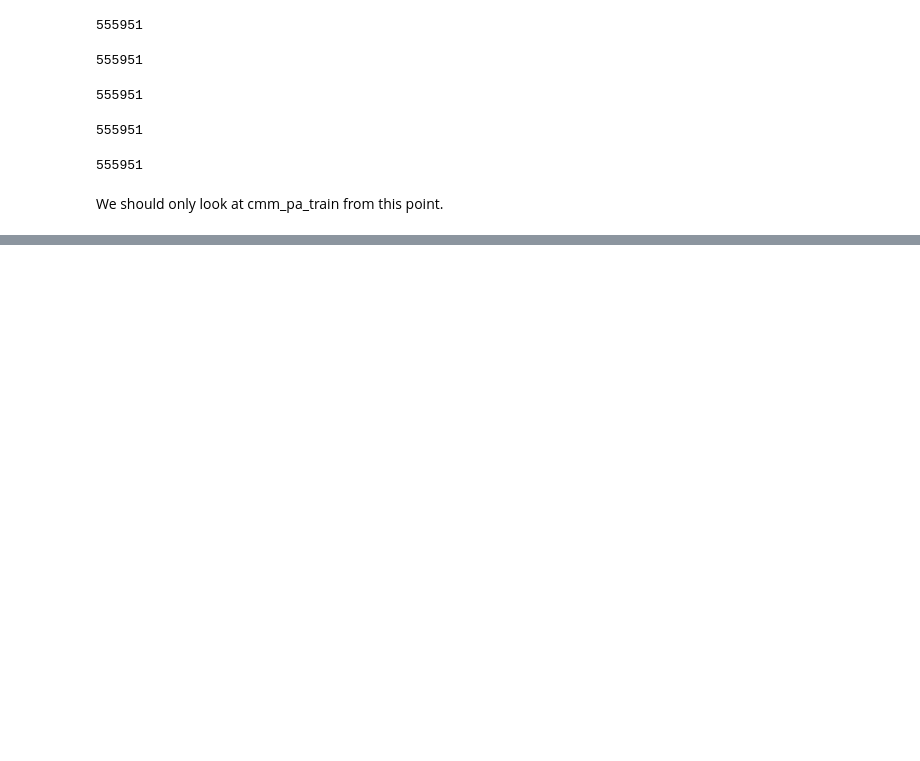
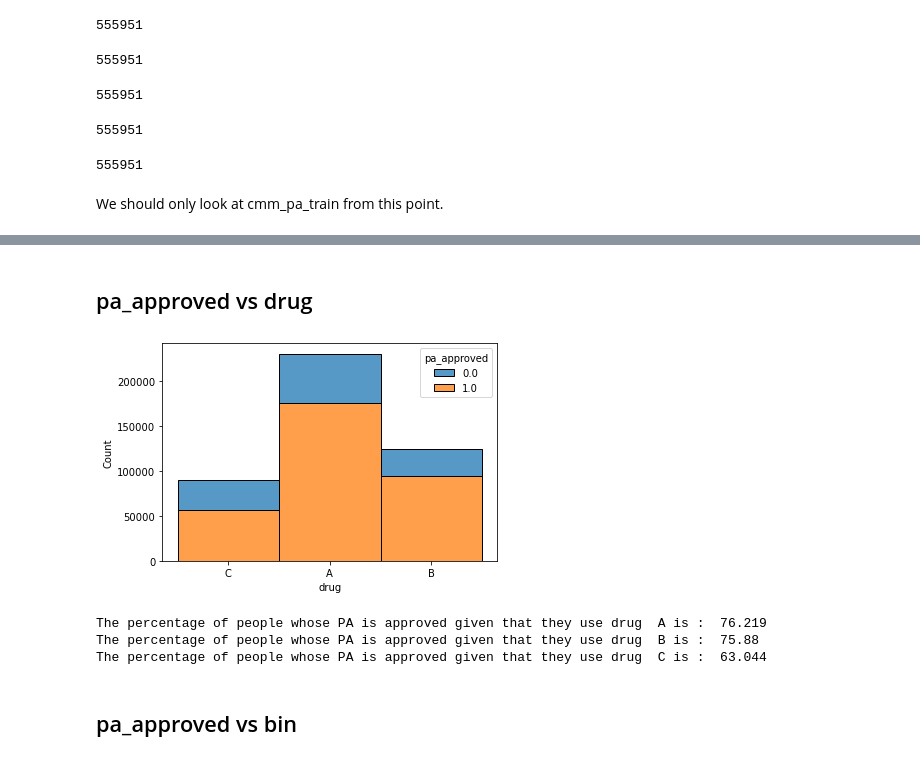
Before and after one commit to sanalsprasad/ErdosProject, a Jupyter notebook: Data_clearing.ipynb, the cells around one changed output, grey strips where cells are left out. Drawn from its saved outputs; the diff is of its cells as text; code cells hidden in the pictures; blank space fills up the shorter version.

```diff
--- a/Data_clearing.ipynb
+++ b/Data_clearing.ipynb
@@ -76,0 +129,19 @@ sns.__version__
+# %% [markdown]
+## pa_approved vs drug
+# %%
+plt.figure()
+sns.histplot(cmm_pa_train, x='drug', hue = 'pa_approved',multiple = 'stack')
+plt.show()
+# %% [output]
+[figure, added]
+# %%
+drugs = ['A', 'B' , 'C']
+for drug in drugs:
+    print("The percentage of people whose PA is approved given that they use drug ", drug, "is : "
+      , percentage_given(cmm_pa_train,'pa_approved',1,'drug',drug))
+# %% [output]
+The percentage of people whose PA is approved given that they use drug  A is :  76.219
+The percentage of people whose PA is approved given that they use drug  B is :  75.88
+The percentage of people whose PA is approved given that they use drug  C is :  63.044
+# %% [markdown]
+## pa_approved vs bin
```
Also changed, not shown: parts of 14 cells of this notebook.
